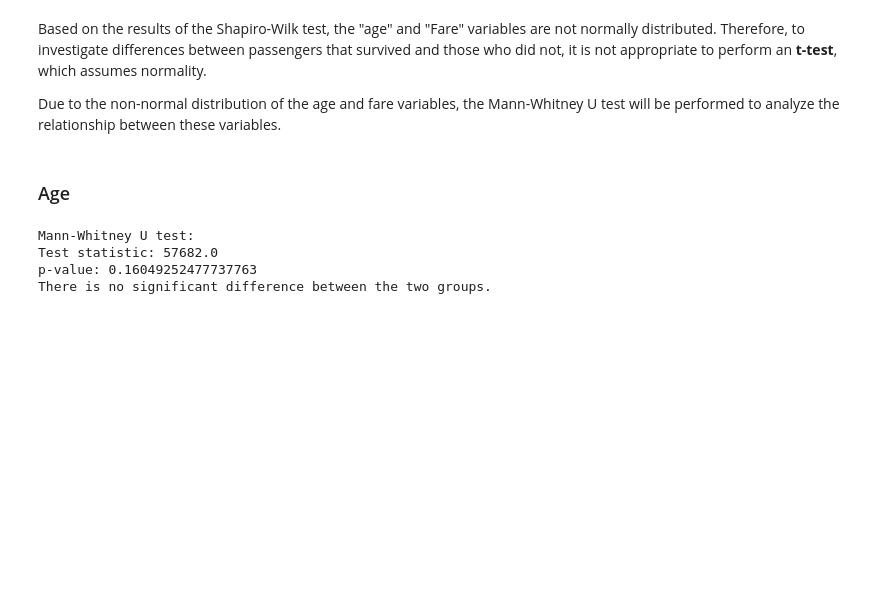
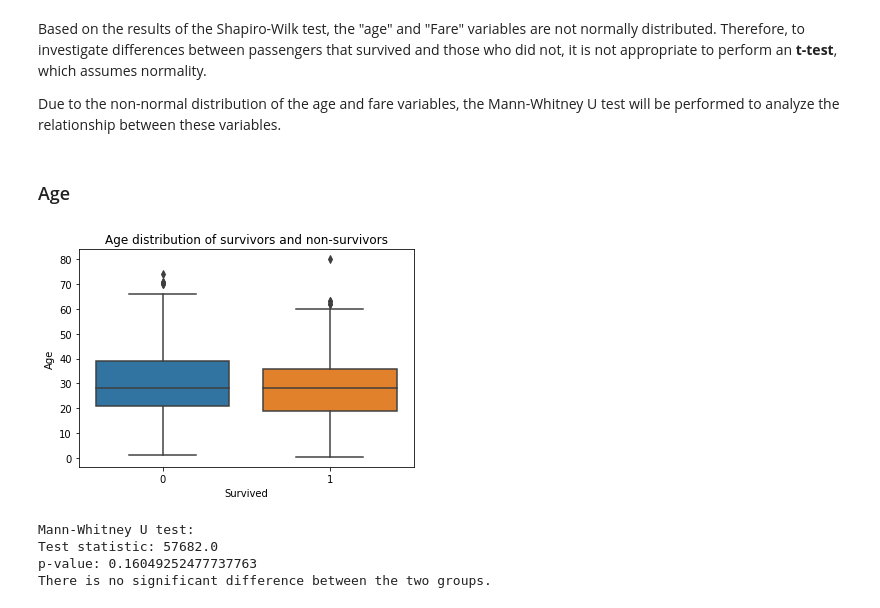
Before and after one commit to PabloJRW/titanic-classifier, a Jupyter notebook: Titanic.ipynb, the cells around one changed output. Cells and saved outputs as stored; diff of their text form; code cells hidden in the pictures; blank space fills up the shorter version.

```diff
--- a/Titanic.ipynb
+++ b/Titanic.ipynb
@@ -213,6 +213,13 @@ def mann_whitney_test(group1, group2):
     return stat, p
 # %% [markdown]
 ### Age
+# %%
+plt.figure()
+sns.boxplot(x=df_train.Survived, y=df_train.Age, )
+plt.title('Age distribution of survivors and non-survivors')
+plt.show()
+# %% [output]
+[figure, added]
 # %%
 # Mann-Whitney U test - Age
 mann_whitney_test(age_survived, age_no_survived)
```
Also changed, not shown: parts of 6 cells of this notebook.
